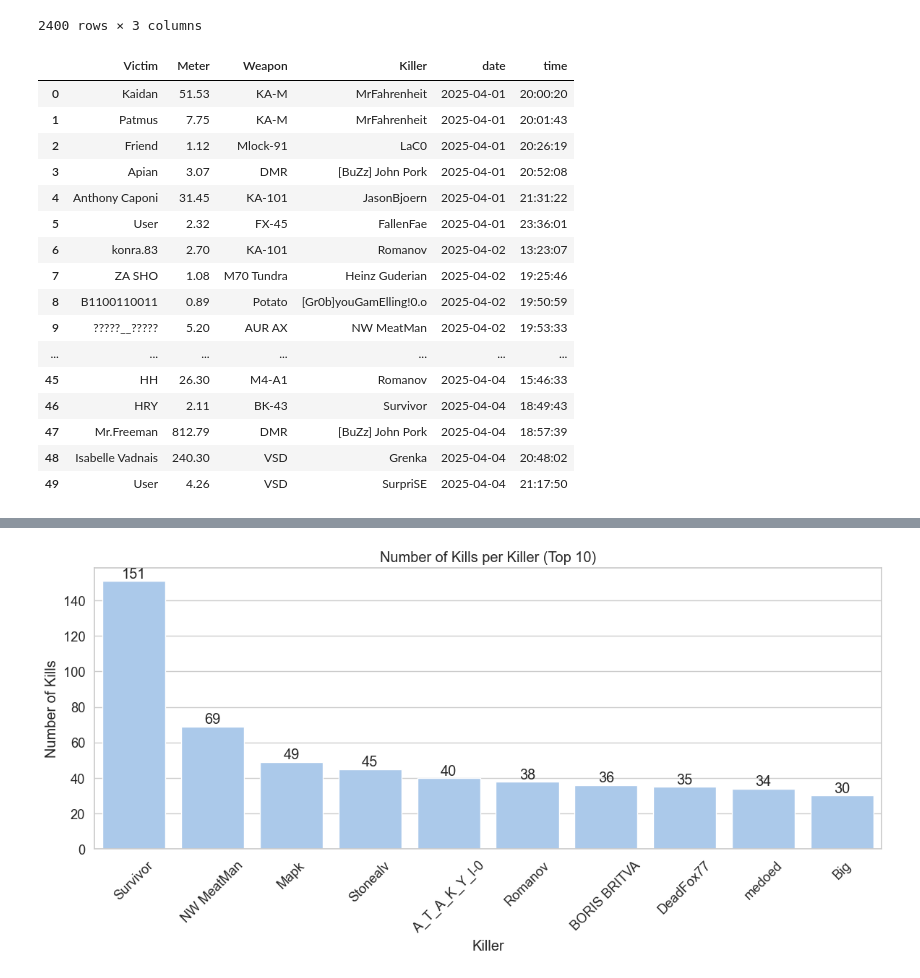
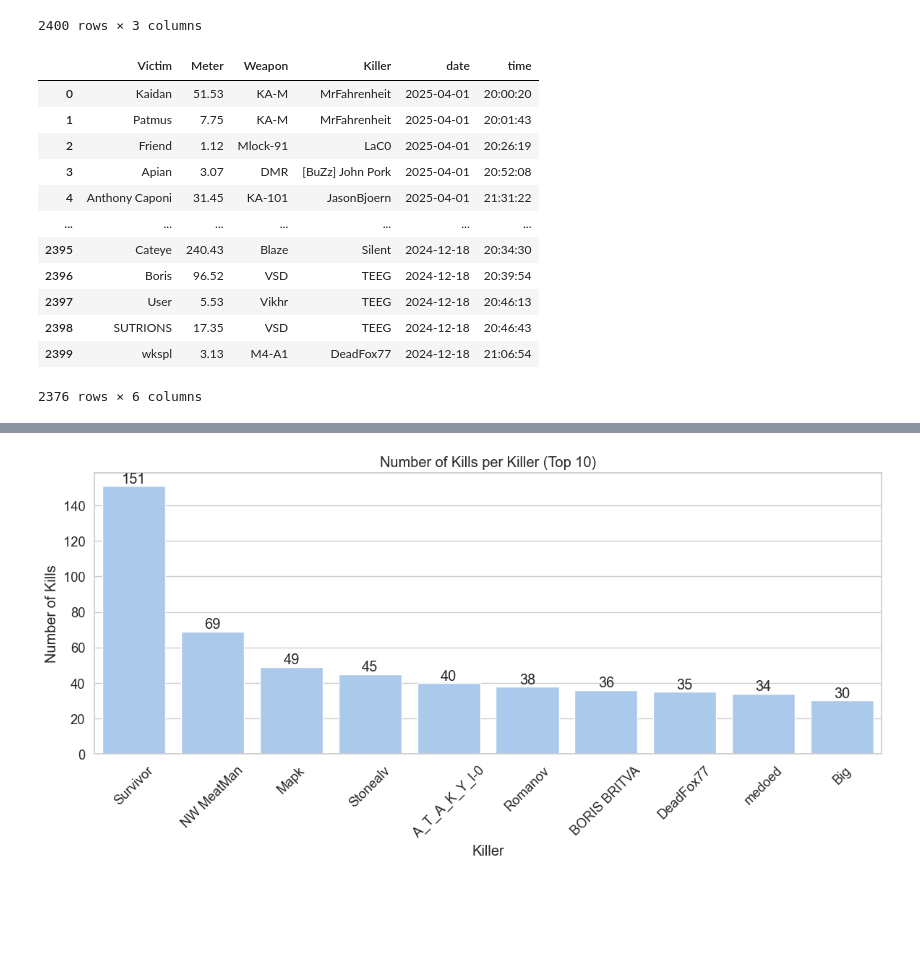
Before and after one commit to lucahlg/DayZAnalytics, a Jupyter notebook: discord.ipynb, the cells around one changed output, grey strips where cells are left out. Saved outputs shown, nothing was run; the diff lists cells and outputs as text; code cells hidden in the pictures; blank space fills up the shorter version.

```diff
--- a/discord.ipynb
+++ b/discord.ipynb
@@ -69,42 +69,38 @@ df.drop(columns=['tmp2'], inplace=True)
 # drop the column content
 df.drop(columns=['content'], inplace=True)
 
 # create column date and column time from the column timestamp
 df['date'] = pd.to_datetime(df['timestamp']).dt.date
 df['time'] = pd.to_datetime(df['timestamp']).dt.time
 # drop the column timestamp
 df.drop(columns=['timestamp'], inplace=True)
 
 df['date'] = pd.to_datetime(df['date'])
 
 # remove everything behind . of colum time
 df['time'] = df['time'].astype(str).str.split('.').str[0]
 
 #df['time'] = pd.to_datetime(df['time'], format='%H:%M:%S').dt.time
 df['date'] = pd.to_datetime(df['date'], format='%Y-%m-%d').dt.date
 
 # drop duplicate rows
 df.drop_duplicates(inplace=True)
 
 #  cast m to number
 df['Meter'] = df['Meter'].str.replace('m', '').astype(float)
 
-df.head(50)
+df
 # %% [output]
 |  | Victim | Meter | Weapon | Killer | date | time |
 | 0 | Kaidan | 51.53 | KA-M | MrFahrenheit | 2025-04-01 | 20:00:20 |
 | 1 | Patmus | 7.75 | KA-M | MrFahrenheit | 2025-04-01 | 20:01:43 |
 | 2 | Friend | 1.12 | Mlock-91 | LaC0 | 2025-04-01 | 20:26:19 |
 | 3 | Apian | 3.07 | DMR | [BuZz] John Pork | 2025-04-01 | 20:52:08 |
 | 4 | Anthony Caponi | 31.45 | KA-101 | JasonBjoern | 2025-04-01 | 21:31:22 |
-| 5 | User | 2.32 | FX-45 | FallenFae | 2025-04-01 | 23:36:01 |
-| 6 | konra.83 | 2.70 | KA-101 | Romanov | 2025-04-02 | 13:23:07 |
-| 7 | ZA SHO | 1.08 | M70 Tundra | Heinz Guderian | 2025-04-02 | 19:25:46 |
-| 8 | B1100110011 | 0.89 | Potato | [Gr0b]youGamElling!0.o | 2025-04-02 | 19:50:59 |
-| 9 | ?????__????? | 5.20 | AUR AX | NW MeatMan | 2025-04-02 | 19:53:33 |
 | ... | ... | ... | ... | ... | ... | ... |
-| 45 | HH | 26.30 | M4-A1 | Romanov | 2025-04-04 | 15:46:33 |
-| 46 | HRY | 2.11 | BK-43 | Survivor | 2025-04-04 | 18:49:43 |
-| 47 | Mr.Freeman | 812.79 | DMR | [BuZz] John Pork | 2025-04-04 | 18:57:39 |
-| 48 | Isabelle Vadnais | 240.30 | VSD | Grenka | 2025-04-04 | 20:48:02 |
-| 49 | User | 4.26 | VSD | SurpriSE | 2025-04-04 | 21:17:50 |
+| 2395 | Cateye | 240.43 | Blaze | Silent | 2024-12-18 | 20:34:30 |
+| 2396 | Boris | 96.52 | VSD | TEEG | 2024-12-18 | 20:39:54 |
+| 2397 | User | 5.53 | Vikhr | TEEG | 2024-12-18 | 20:46:13 |
+| 2398 | SUTRIONS | 17.35 | VSD | TEEG | 2024-12-18 | 20:46:43 |
+| 2399 | wkspl | 3.13 | M4-A1 | DeadFox77 | 2024-12-18 | 21:06:54 |
+2376 rows × 6 columns
```
Also changed, not shown: parts of 4 cells of this notebook.
